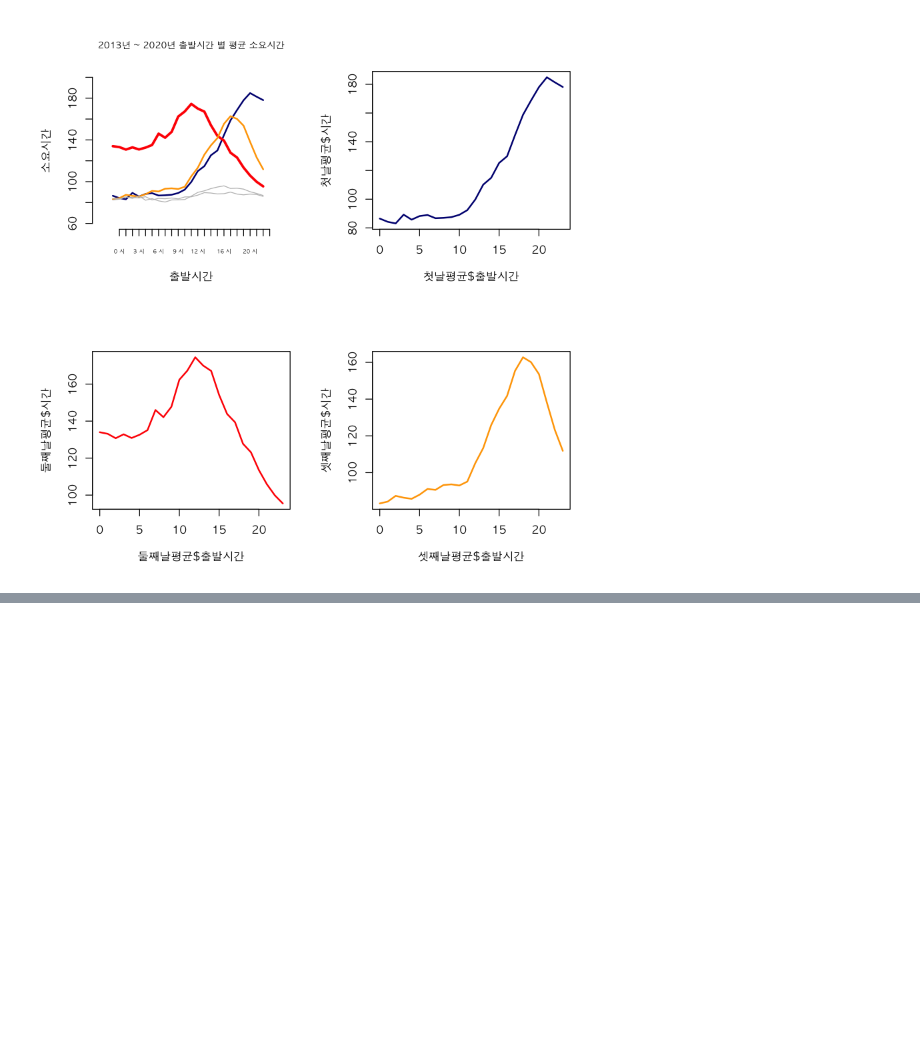
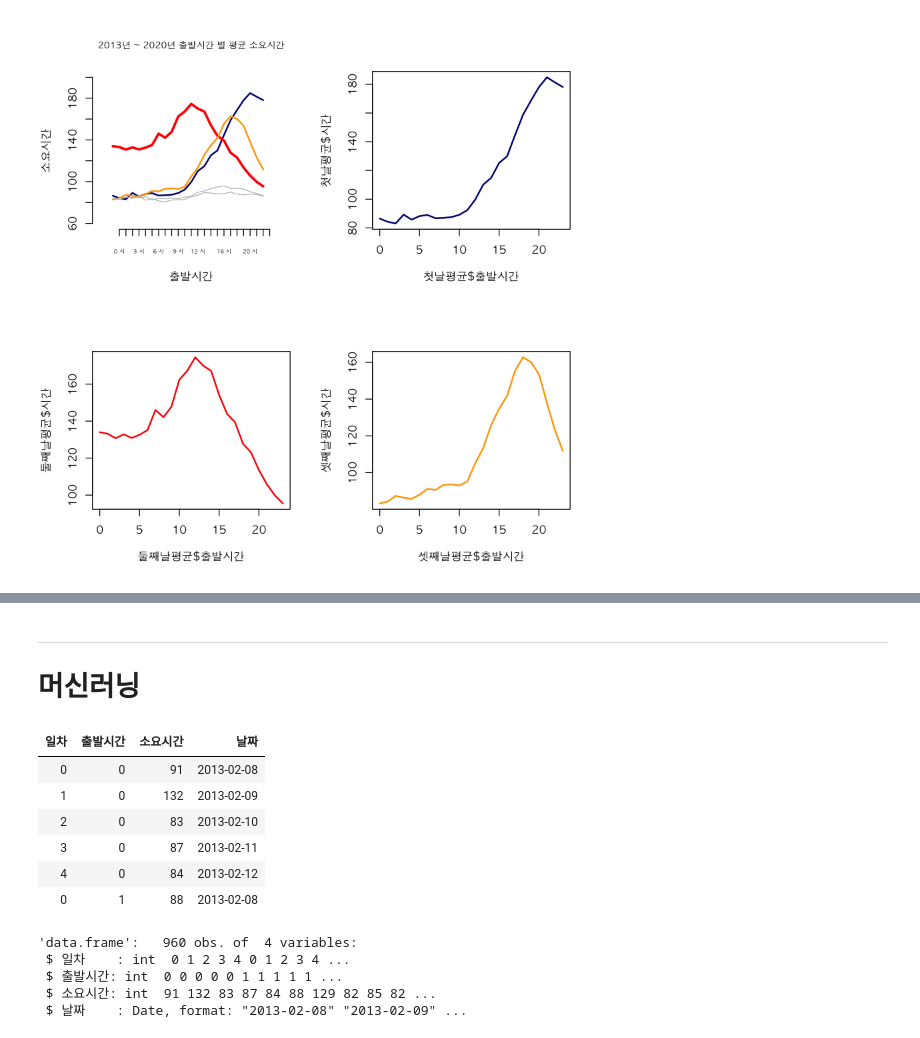
Before and after one commit to monargent0/TJRrrClass, a Jupyter notebook: 교통량.ipynb, the cells around one changed output, grey strips where cells are left out. Saved outputs shown, nothing was run; the diff lists cells and outputs as text; code cells hidden in the pictures; blank space fills up the shorter version.

```diff
--- a/교통량.ipynb
+++ b/교통량.ipynb
@@ -470,0 +571,21 @@ plot(
+# %% [markdown]
+---
+# 머신러닝
+# %%
+base <- read.csv('../AIData/서울대전5일(연휴앞뒤2일)_날짜.csv', header = TRUE)[,-5]
+base$날짜 <- as.Date(base$날짜)
+head(base)
+str(base)
+# %% [output]
+| 일차 | 출발시간 | 소요시간 | 날짜 |
+| 0 | 0 | 91 | 2013-02-08 |
+| 1 | 0 | 132 | 2013-02-09 |
+| 2 | 0 | 83 | 2013-02-10 |
+| 3 | 0 | 87 | 2013-02-11 |
+| 4 | 0 | 84 | 2013-02-12 |
+| 0 | 1 | 88 | 2013-02-08 |
+'data.frame':   960 obs. of  4 variables:
+ $ 일차    : int  0 1 2 3 4 0 1 2 3 4 ...
+ $ 출발시간: int  0 0 0 0 0 1 1 1 1 1 ...
+ $ 소요시간: int  91 132 83 87 84 88 129 82 85 82 ...
+ $ 날짜    : Date, format: "2013-02-08" "2013-02-09" ...
```
Also changed, not shown: parts of 8 cells of this notebook, 14 other files.
